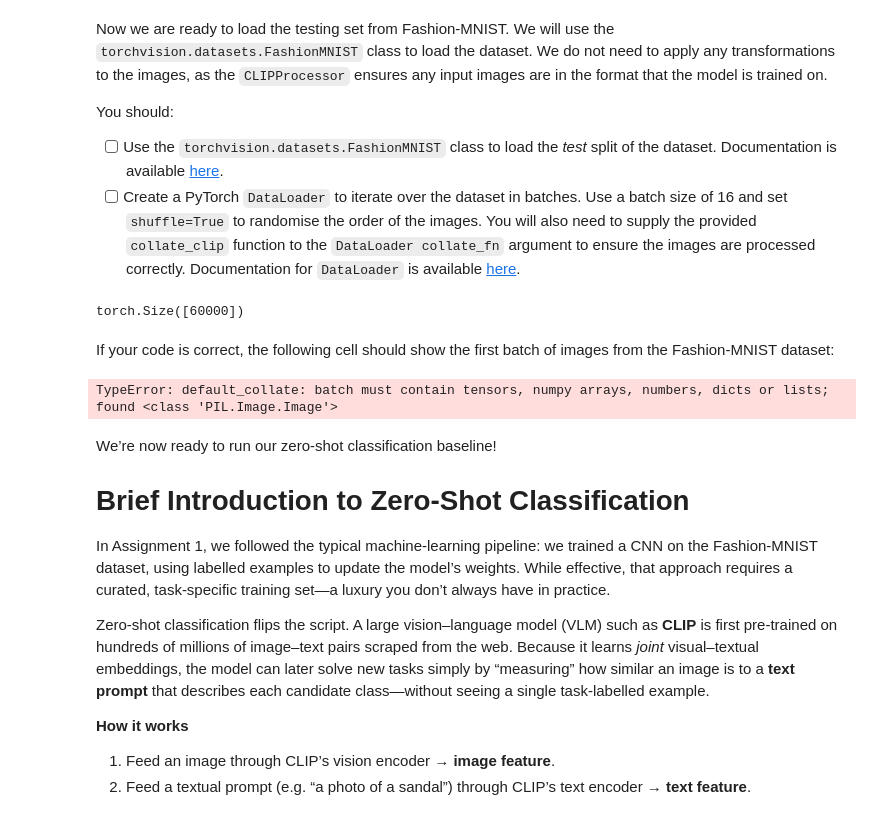
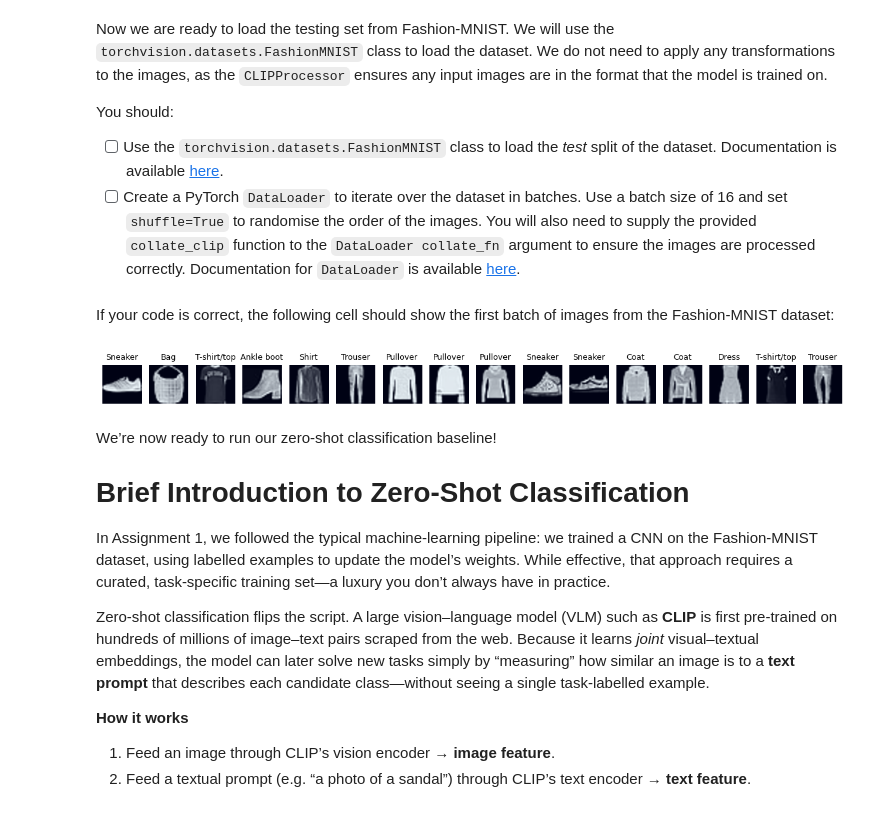
Before and after one commit to warscovich/deep_learning, a Jupyter notebook: 02_activities/assignments/assignment_2.ipynb, the cells around one changed output. Saved outputs shown, nothing was run; the diff lists cells and outputs as text; code cells hidden in the pictures.

```diff
--- a/02_activities/assignments/assignment_2.ipynb
+++ b/02_activities/assignments/assignment_2.ipynb
@@ -128,35 +128,29 @@ def collate_clip(batch):
     return proc["pixel_values"].to(device), torch.tensor(labels)
 
 test_dataset = datasets.FashionMNIST('FashionMNIST/raw/t10k-images-idx3-ubyte', download = True)
-test_loader = DataLoader(test_dataset,batch_size=16,shuffle=True)
+test_loader = DataLoader(test_dataset,batch_size=16,shuffle=True,collate_fn=collate_clip)
-# %%
-test_dataset.test_data.shape
-#dir(test_dataset)
-test_dataset.test_labels.shape
-# %% [output]
-torch.Size([60000])
 # %% [markdown]
 If your code is correct, the following cell should show the first batch of images from the Fashion-MNIST dataset:
 # %%
 import matplotlib.pyplot as plt
 
 # Display the first batch of images from `test_loader`
 
 def show_batch(loader):
     images, labels = next(iter(loader))
     images = images.cpu()  # Move images to CPU for plotting
     # Renormalize to [0, 1] for visualization
     images = (images - images.min()) / (images.max() - images.min())
     _, axes = plt.subplots(1, len(images), figsize=(15, 5))
     for ax, img, label in zip(axes, images, labels):
         ax.imshow(img.permute(1, 2, 0))
-        ax.set_title(CLASS_NAMES[label.item()])
+        ax.set_title(CLASS_NAMES[label.item()], fontsize = 9)
         ax.axis('off')
     plt.show()
 
 show_batch(test_loader)
 # %% [output]
-TypeError: default_collate: batch must contain tensors, numpy arrays, numbers, dicts or lists; found <class 'PIL.Image.Image'>
+[figure, added]
 # %% [markdown]
 We’re now ready to run our zero-shot classification baseline!
 
```
Also changed, not shown: parts of 6 cells of this notebook.
